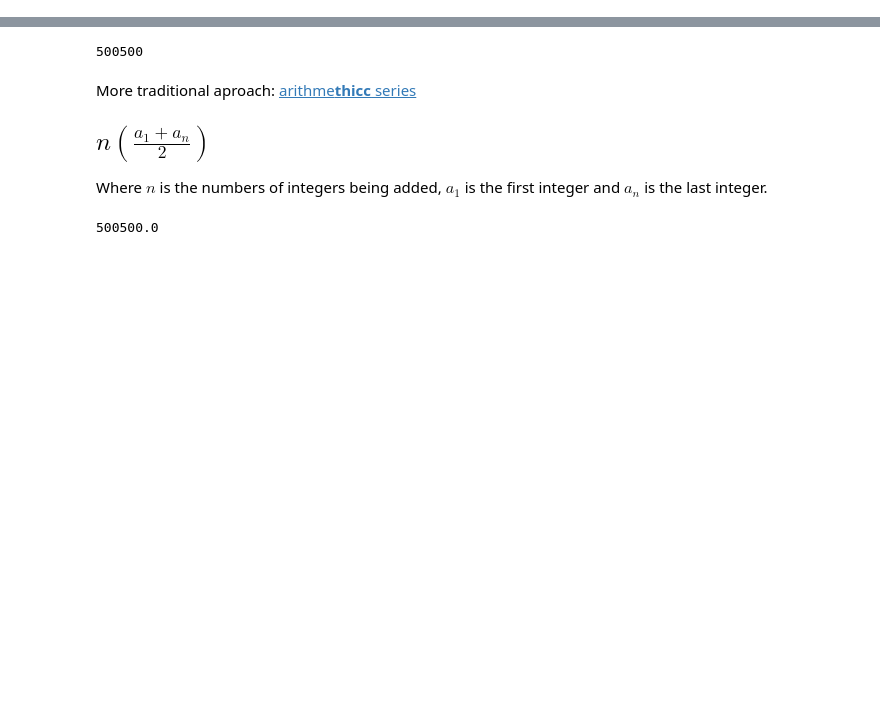
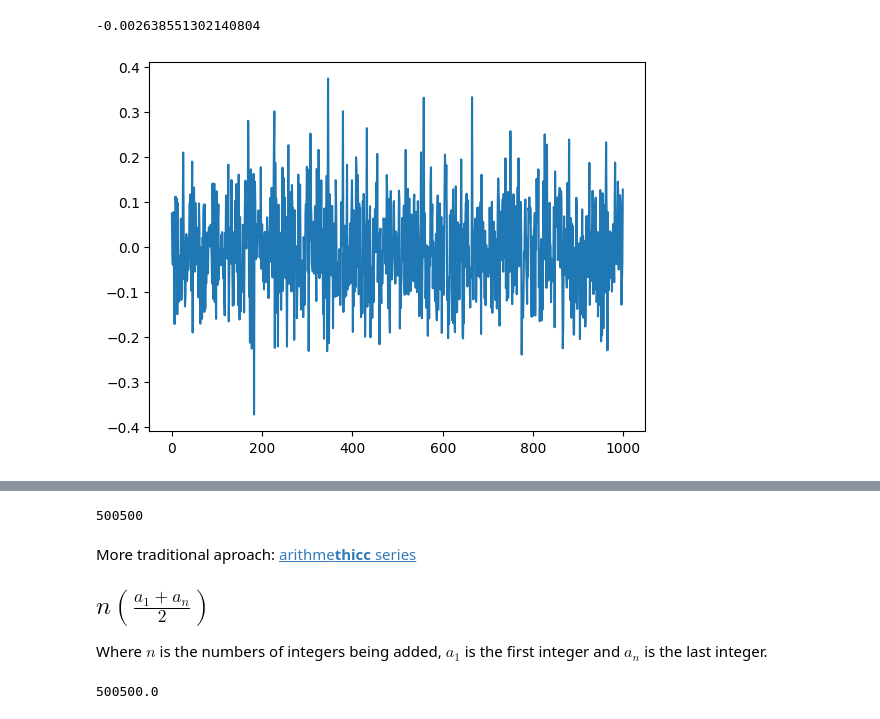
Before and after one commit to wlinds/mte, a Jupyter notebook: daily_doodle.ipynb, the cells around one changed output, grey strips where cells are left out. Drawn from its saved outputs; the diff is of its cells as text; code cells hidden in the pictures; blank space fills up the shorter version.

```diff
--- a/daily_doodle.ipynb
+++ b/daily_doodle.ipynb
@@ -0,0 +51,9 @@
+# %%
+corr_coef = [np.corrcoef(np.random.normal(180, 10, 100),
+            np.random.normal(80, 10, 100))[0,1] for i in range(1000)]
+
+plt.plot(corr_coef)
+print(np.mean(corr_coef))
+# %% [output]
+-0.002638551302140804
+[figure, added]
```
Also changed, not shown: parts of 12 cells of this notebook.
